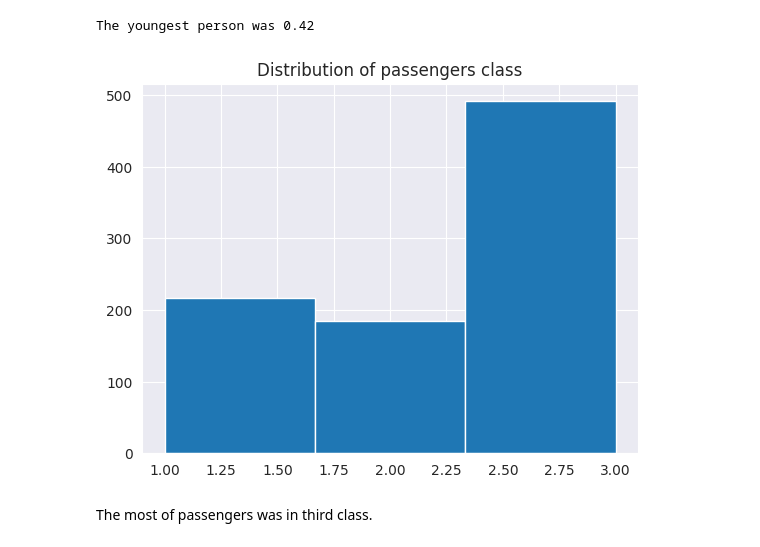
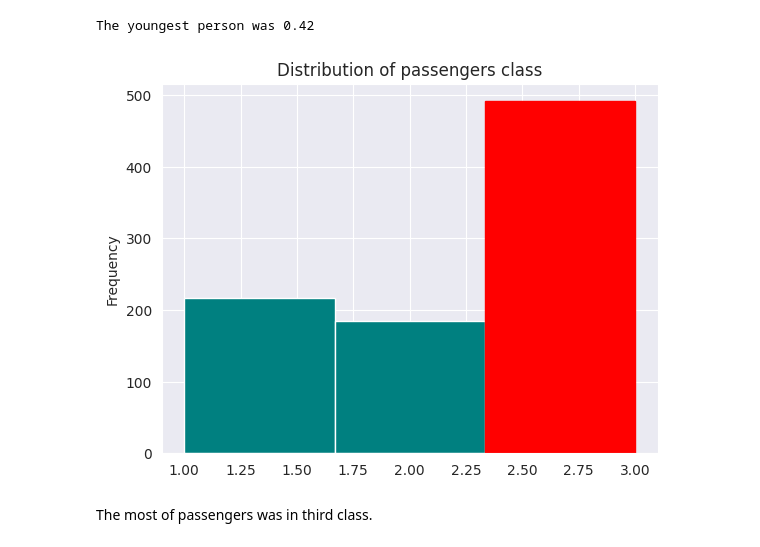
Before and after one commit to Softwareify/TitanicWebAI, a Jupyter notebook: ai/main.ipynb, the cells around one changed output. Drawn from its saved outputs; the diff is of its cells as text; code cells hidden in the pictures.

Commit message:
feat(ai): Add a new color in plot for the biggest class

```diff
--- a/ai/main.ipynb
+++ b/ai/main.ipynb
@@ -73,9 +77,11 @@ print(f"The youngest person was {np.min(titanic_data_update['Age'])}")
 The youngest person was 0.42
 # %%
 plt.title("Distribution of passengers class")
-_ = plt.hist(titanic_data_update["Pclass"], bins=3)
+s = titanic_data_update["Pclass"]
+p = s.plot(kind='hist', bins=3, color='teal')
+p.patches[2].set_color('red')
 # %% [output]
-[figure, old version]
+[figure, new version]
 # %% [markdown]
 The most of passengers was in third class.
 # %% [markdown]
```
Also changed, not shown: parts of 3 cells of this notebook.
